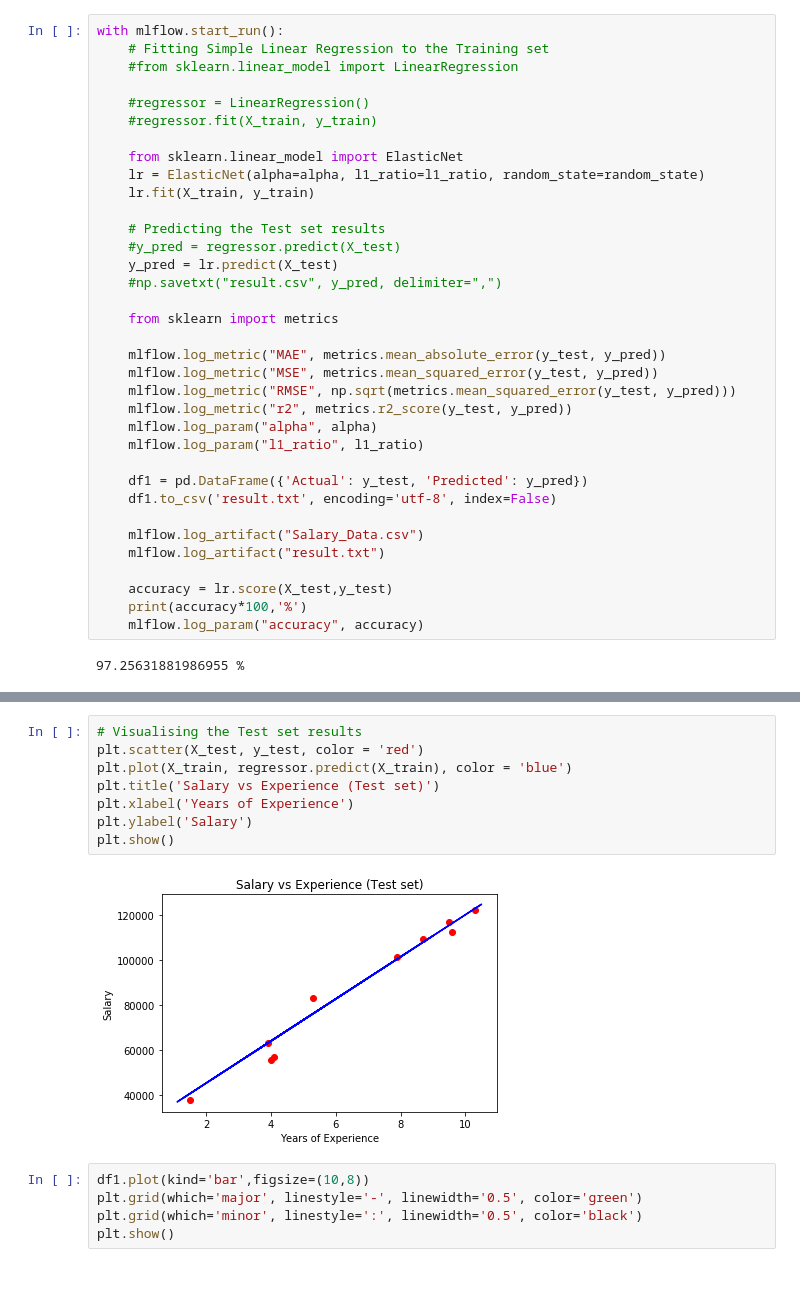
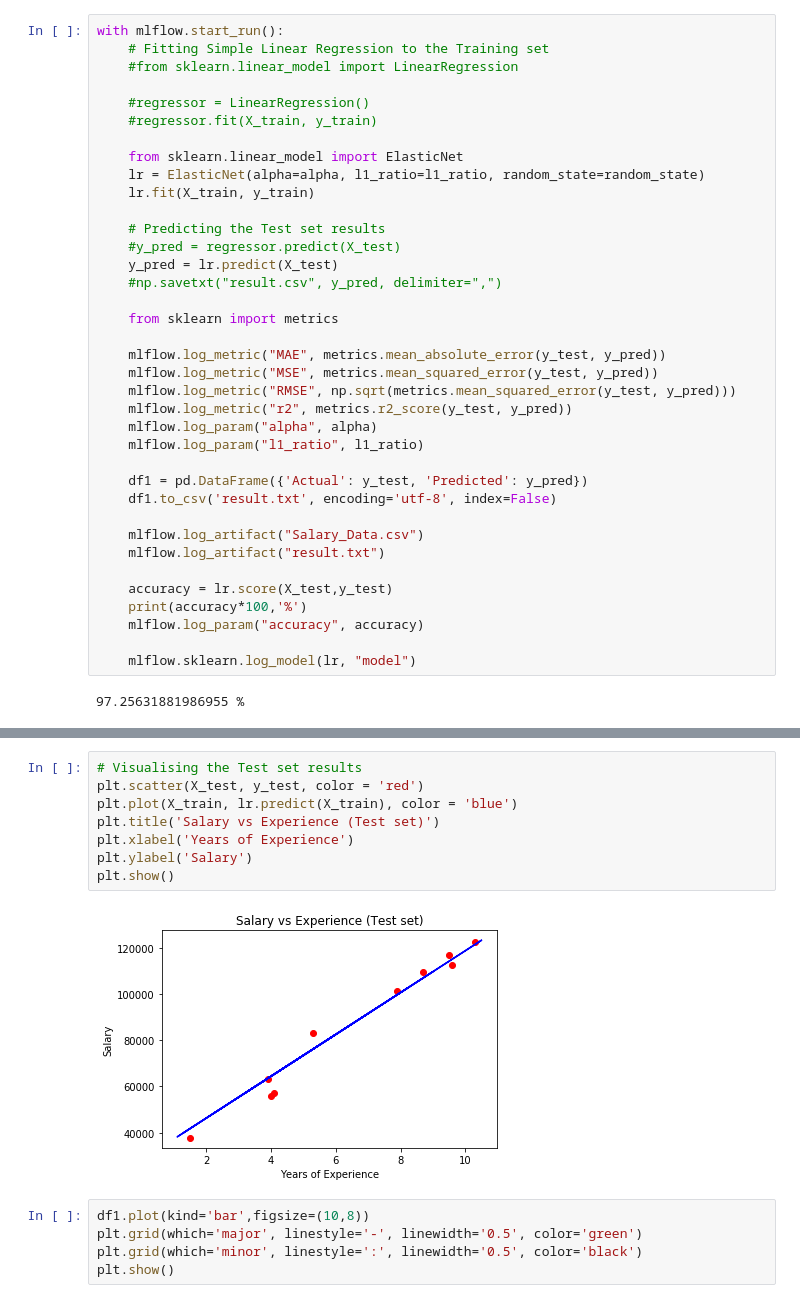
Before and after one commit to dkumar61/dkumar61, a Jupyter notebook: Regression_With_Mlflow.ipynb, the cells around one changed output, grey strips where cells are left out. Drawn from its saved outputs; the diff is of its cells as text.

```diff
--- a/Regression_With_Mlflow.ipynb
+++ b/Regression_With_Mlflow.ipynb
@@ -54,6 +56,8 @@ with mlflow.start_run():
     accuracy = lr.score(X_test,y_test)
     print(accuracy*100,'%')
     mlflow.log_param("accuracy", accuracy)
+
+    mlflow.sklearn.log_model(lr, "model")
 # %% [output]
 97.25631881986955 %
 # %%
@@ -69,13 +73,13 @@ plt.show()
 # %%
 # Visualising the Test set results
 plt.scatter(X_test, y_test, color = 'red')
-plt.plot(X_train, regressor.predict(X_train), color = 'blue')
+plt.plot(X_train, lr.predict(X_train), color = 'blue')
 plt.title('Salary vs Experience (Test set)')
 plt.xlabel('Years of Experience')
 plt.ylabel('Salary')
 plt.show()
 # %% [output]
-[figure, old version]
+[figure, new version]
 # %%
 df1.plot(kind='bar',figsize=(10,8))
 plt.grid(which='major', linestyle='-', linewidth='0.5', color='green')
```
Also changed, not shown: parts of 7 cells of this notebook.
